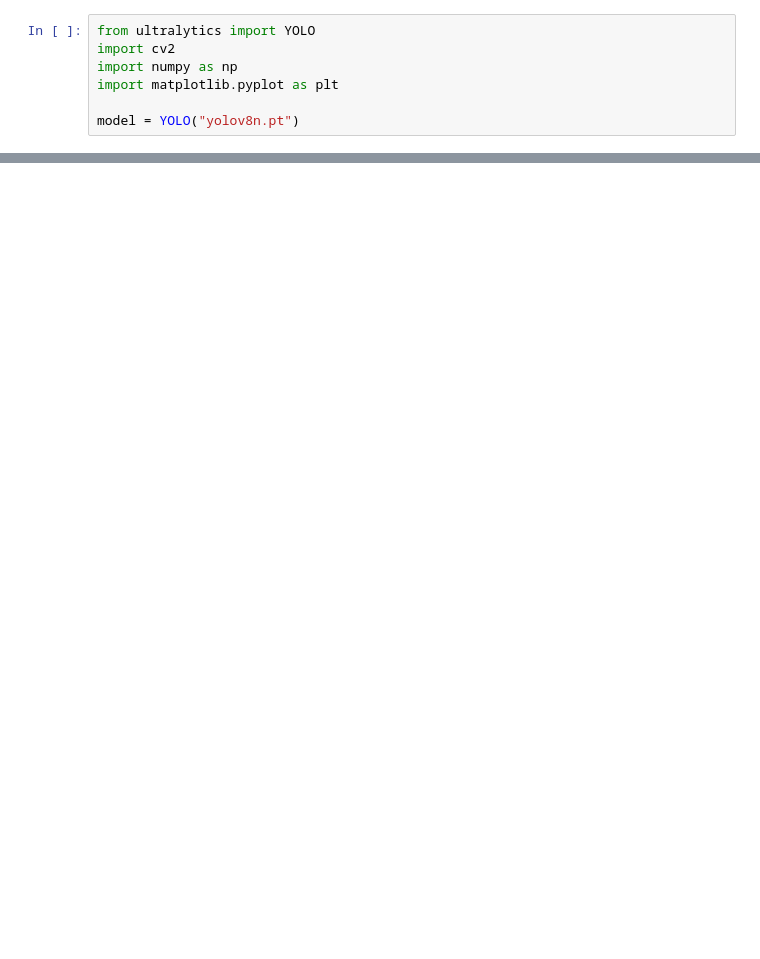
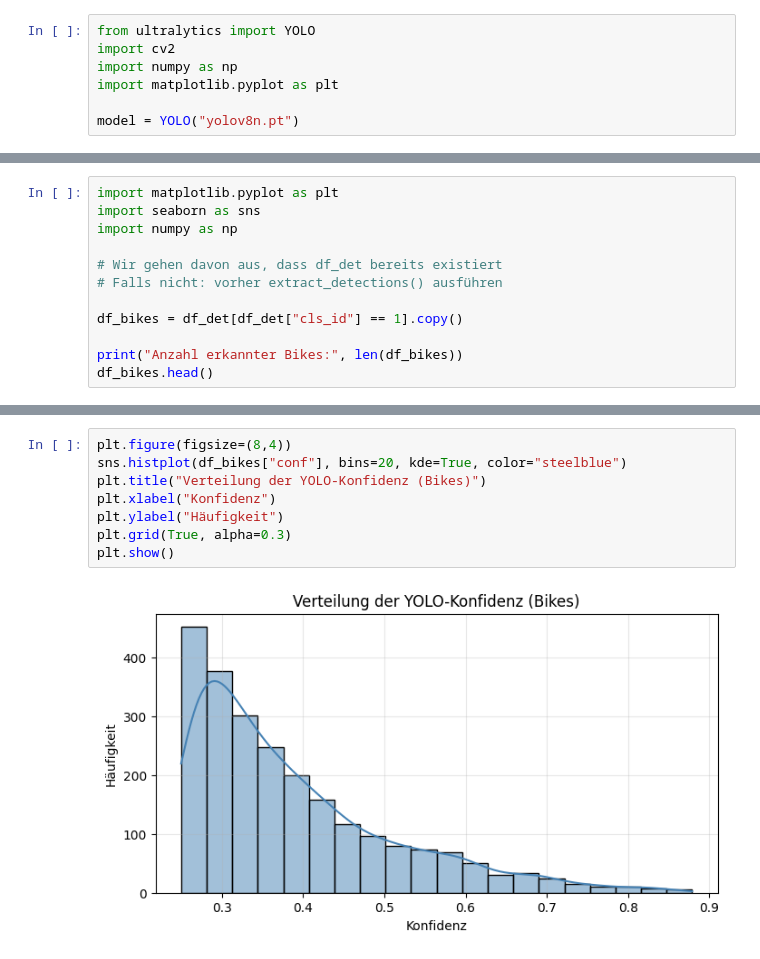
Before and after one commit to dominicwagenhofer/eds-ai-git, a Jupyter notebook: 01_yolo_velo_baseline.ipynb, the cells around one changed output, grey strips where cells are left out. Drawn from its saved outputs; the diff is of its cells as text; blank space fills up the shorter version.

```diff
--- a/01_yolo_velo_baseline.ipynb
+++ b/01_yolo_velo_baseline.ipynb
@@ -74,0 +227,12 @@ NameError: name 'frame_indices' is not defined
+# %%
+import matplotlib.pyplot as plt
+import seaborn as sns
+import numpy as np
+
+# Wir gehen davon aus, dass df_det bereits existiert
+# Falls nicht: vorher extract_detections() ausführen
+
+df_bikes = df_det[df_det["cls_id"] == 1].copy()
+
+print("Anzahl erkannter Bikes:", len(df_bikes))
+df_bikes.head()
@@ -74,0 +247,10 @@ NameError: name 'frame_indices' is not defined
+# %%
+plt.figure(figsize=(8,4))
+sns.histplot(df_bikes["conf"], bins=20, kde=True, color="steelblue")
+plt.title("Verteilung der YOLO-Konfidenz (Bikes)")
+plt.xlabel("Konfidenz")
+plt.ylabel("Häufigkeit")
+plt.grid(True, alpha=0.3)
+plt.show()
+# %% [output]
+[figure, added]
```
Also changed, not shown: parts of 16 cells of this notebook, 10 other files.
